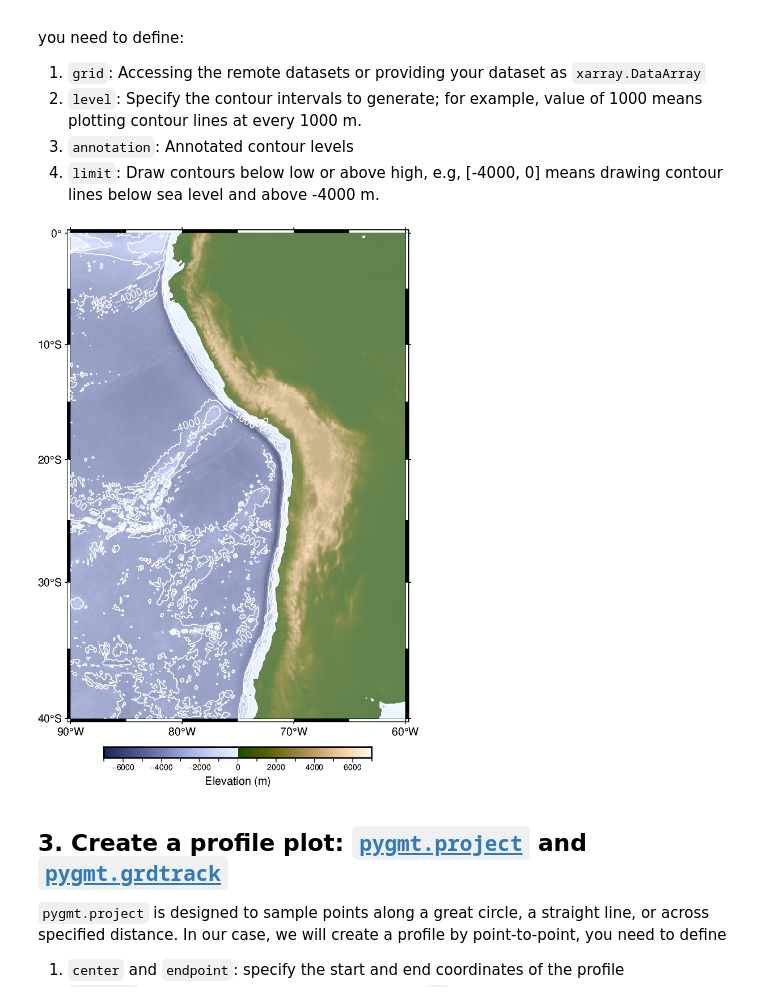
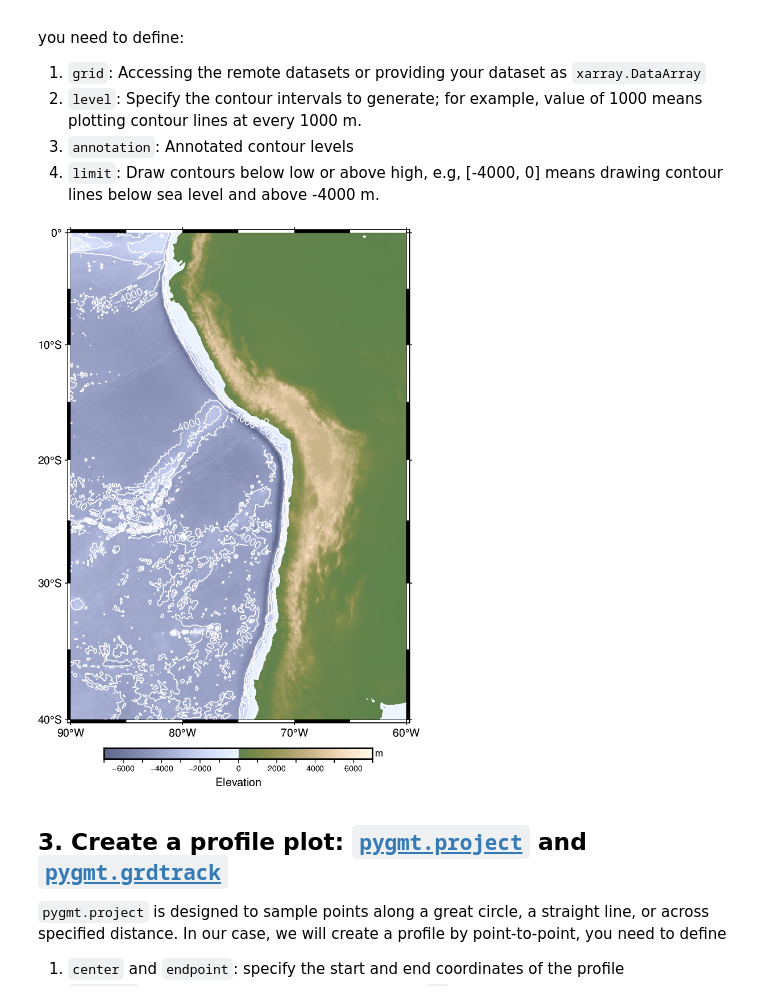
Before and after one commit to GenericMappingTools/agu24workshop, a Jupyter notebook: book/tut4_geophysics.ipynb, the cells around one changed output. Drawn from its saved outputs; the diff is of its cells as text; code cells hidden in the pictures.

```diff
--- a/book/tut4_geophysics.ipynb
+++ b/book/tut4_geophysics.ipynb
@@ -95,18 +95,18 @@ you need to define:
 4. `limit`: Draw contours below low or above high, e.g, [-4000, 0] means drawing contour lines below sea level and above -4000 m.
 # %%
 fig = pygmt.Figure()
-fig.basemap(projection="M10c", region=region, frame=["a10f5"])
+fig.basemap(projection="M10c", region=region, frame="a10f5")
 
-pygmt.makecpt(cmap="oleron", series=[-7000, 7000])
-fig.colorbar(frame=["xa2000f1000+lElevation (m)"])
+pygmt.makecpt(cmap="oleron", series=[-7000, 7000], transparency=30)
+fig.colorbar(frame=["xa2000f1000+lElevation", "y+lm"])
 
 fig.grdimage(grid=grid, cmap=True, transparency=30)
 
 fig.grdcontour(grid=grid, annotation=2000, levels=1000, limit=[-4000, 0], pen="0.5p,white")
 
 fig.show(dpi=150)
 # %% [output]
-[figure, old version]
+[figure, new version]
 # %% [markdown]
 ## 3. Create a profile plot: [`pygmt.project`](https://www.pygmt.org/v0.13.0/api/generated/pygmt.project.html) and [`pygmt.grdtrack`](https://www.pygmt.org/v0.13.0/api/generated/pygmt.grdtrack.html)
 
```
Also changed, not shown: parts of 8 cells of this notebook.
